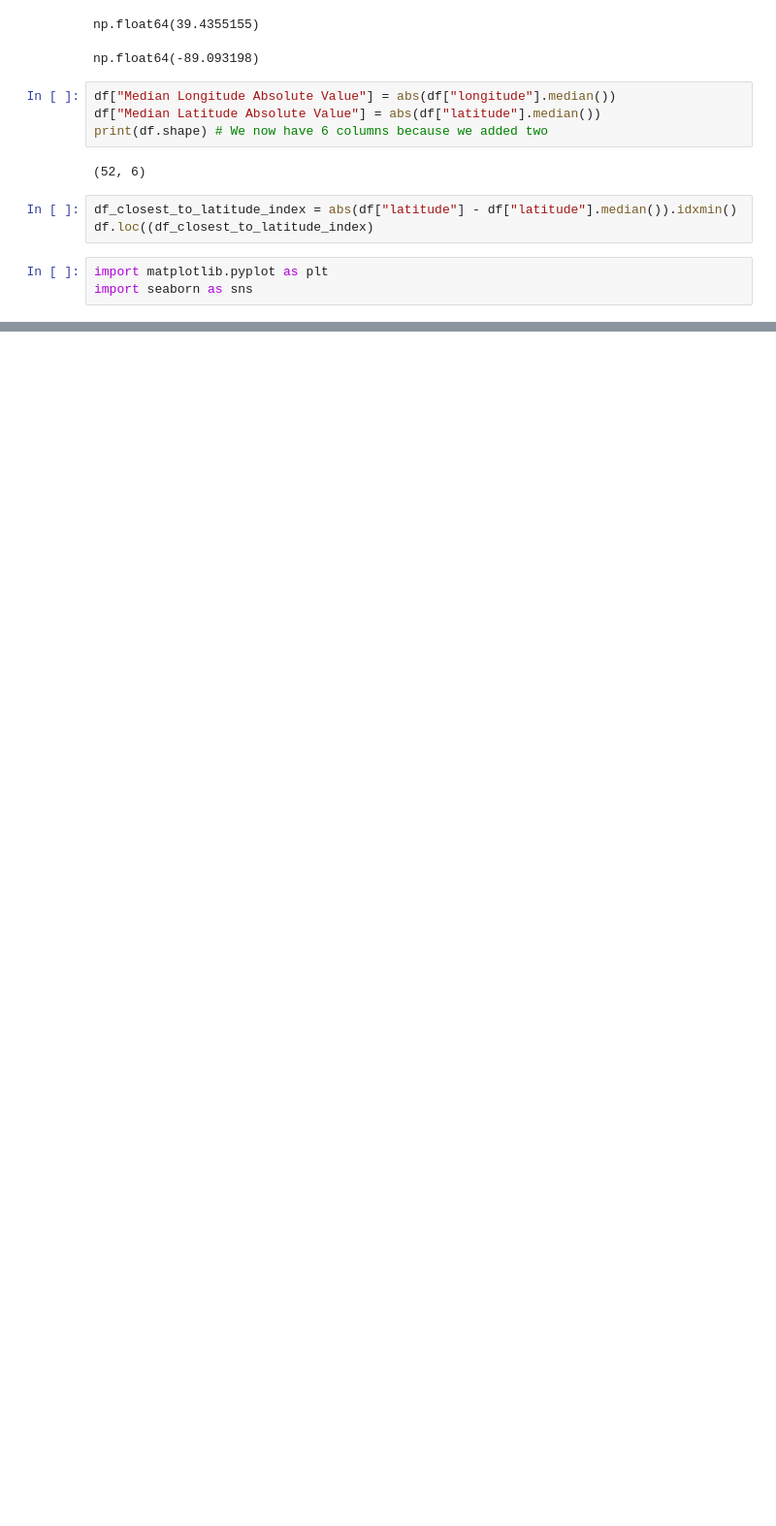
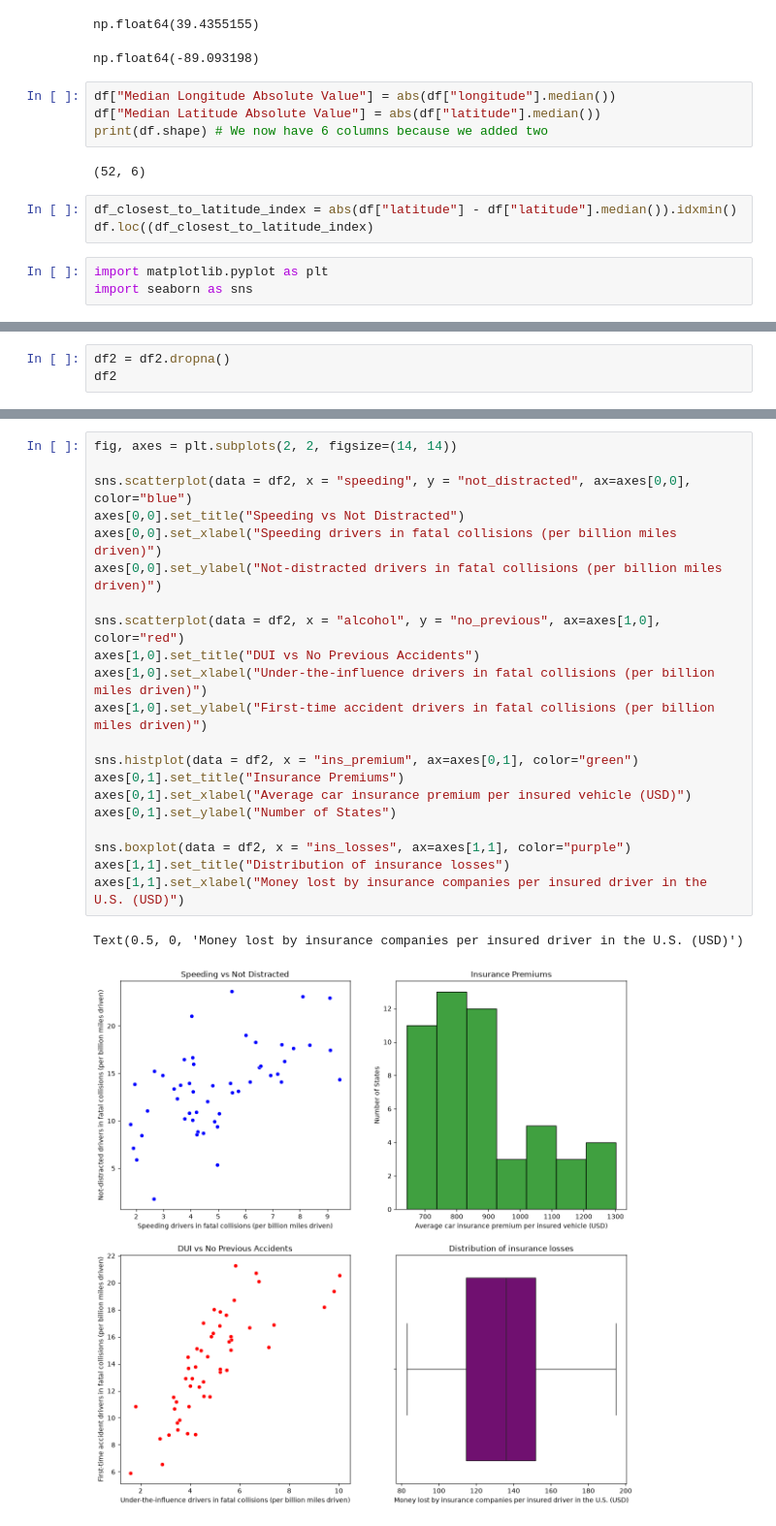
Before and after one commit to omeedkargahi-boop/omeed, a Jupyter notebook: homework7/homework7.ipynb, the cells around one changed output, grey strips where cells are left out. Shown at 97% size. Saved outputs shown, nothing was run; the diff lists cells and outputs as text; blank space fills up the shorter version.

```diff
--- a/homework7/homework7.ipynb
+++ b/homework7/homework7.ipynb
@@ -61,0 +57,3 @@ Index(['total', 'speeding', 'alcohol', 'not_distracted', 'no_previous',
+# %%
+df2 = df2.dropna()
+df2
@@ -61,0 +111,24 @@ Index(['total', 'speeding', 'alcohol', 'not_distracted', 'no_previous',
+# %%
+fig, axes = plt.subplots(2, 2, figsize=(14, 14))
+
+sns.scatterplot(data = df2, x = "speeding", y = "not_distracted", ax=axes[0,0], color="blue")
+axes[0,0].set_title("Speeding vs Not Distracted")
+axes[0,0].set_xlabel("Speeding drivers in fatal collisions (per billion miles driven)")
+axes[0,0].set_ylabel("Not-distracted drivers in fatal collisions (per billion miles driven)")
+
+sns.scatterplot(data = df2, x = "alcohol", y = "no_previous", ax=axes[1,0], color="red")
+axes[1,0].set_title("DUI vs No Previous Accidents")
+axes[1,0].set_xlabel("Under-the-influence drivers in fatal collisions (per billion miles driven)")
+axes[1,0].set_ylabel("First-time accident drivers in fatal collisions (per billion miles driven)")
+
+sns.histplot(data = df2, x = "ins_premium", ax=axes[0,1], color="green")
+axes[0,1].set_title("Insurance Premiums")
+axes[0,1].set_xlabel("Average car insurance premium per insured vehicle (USD)")
+axes[0,1].set_ylabel("Number of States")
+
+sns.boxplot(data = df2, x = "ins_losses", ax=axes[1,1], color="purple")
+axes[1,1].set_title("Distribution of insurance losses")
+axes[1,1].set_xlabel("Money lost by insurance companies per insured driver in the U.S. (USD)")
+# %% [output]
+Text(0.5, 0, 'Money lost by insurance companies per insured driver in the U.S. (USD)')
+[figure, added]
```
Also changed, not shown: parts of 7 cells of this notebook, 2 other files.
